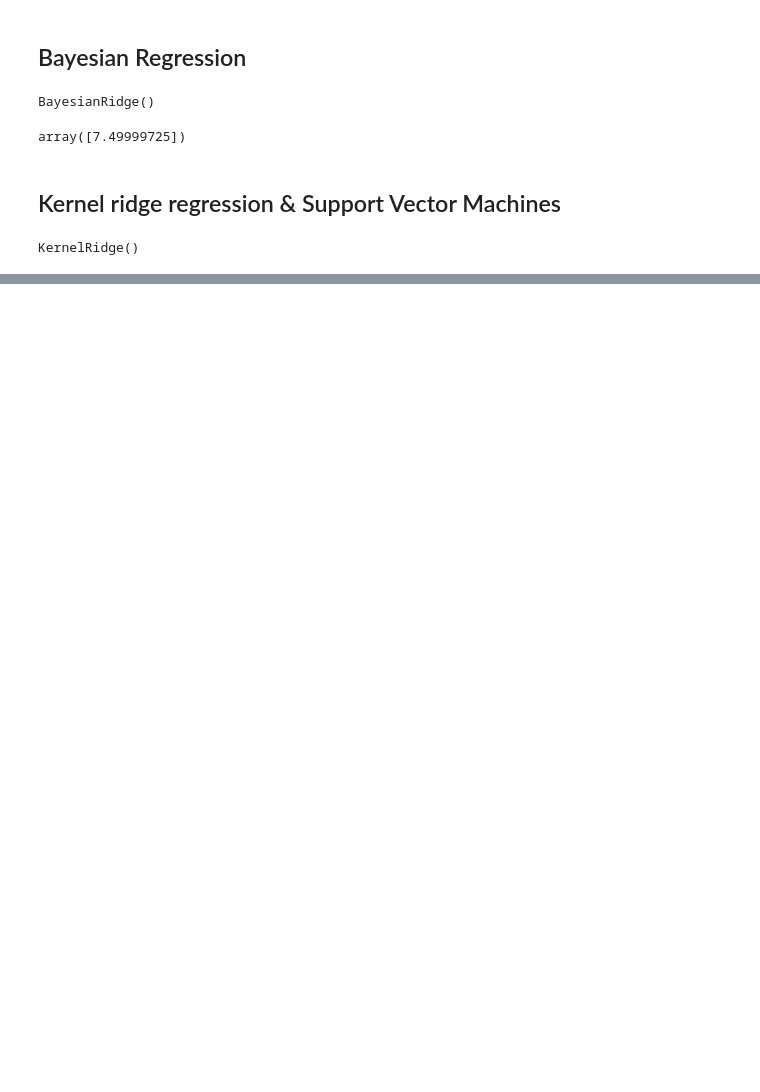
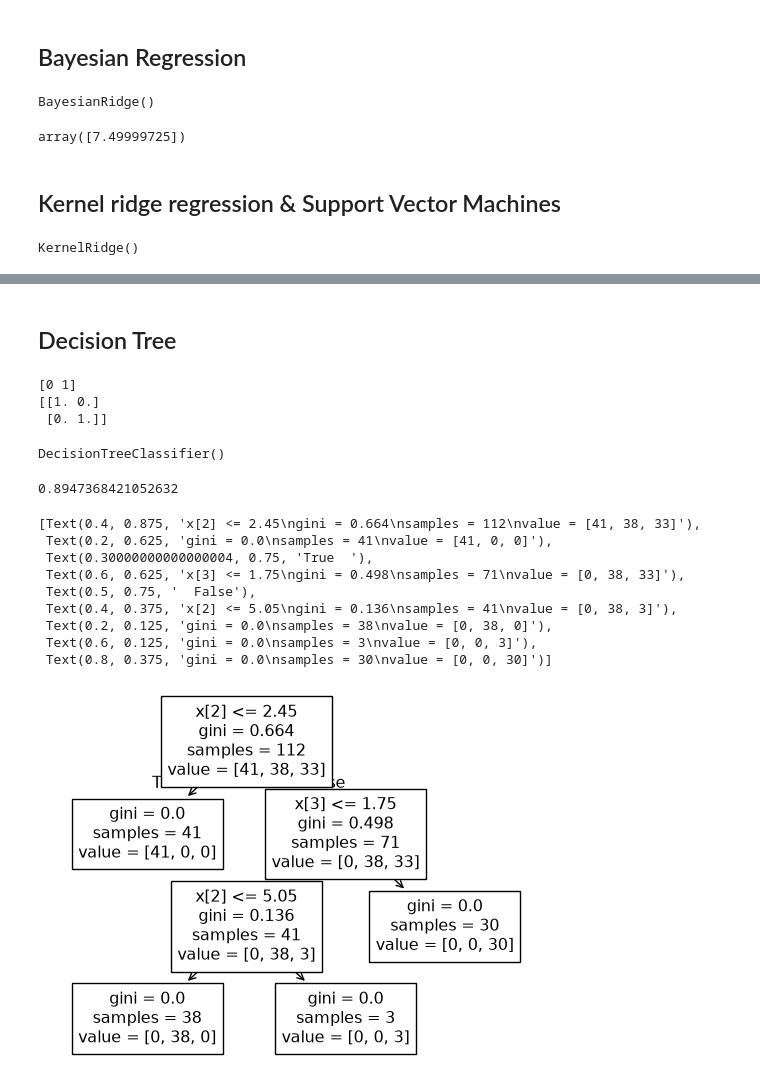
Before and after one commit to sciencemj/scikit-learn-tutorial, a Jupyter notebook: supervised_learning.ipynb, the cells around one changed output, grey strips where cells are left out. Cells and saved outputs as stored; diff of their text form; code cells hidden in the pictures; blank space fills up the shorter version.

Commit message:
Decision Tree added

```diff
--- a/supervised_learning.ipynb
+++ b/supervised_learning.ipynb
@@ -184,0 +185,2 @@ mean_absolute_percentage_error(y_test, y_hat)
+# %% [markdown]
+## Decision Tree
@@ -184,0 +193,32 @@ mean_absolute_percentage_error(y_test, y_hat)
+# %%
+print(clf.predict(X=X))
+print(clf.predict_proba(X=X))
+# %% [output]
+[0 1]
+[[1. 0.]
+ [0. 1.]]
+# %%
+X, Y = datasets.load_iris(return_X_y=True)
+x_train, x_test, y_train, y_test = train_test_split(X, Y)
+
+clf = tree.DecisionTreeClassifier()
+clf.fit(X=x_train, y=y_train)
+# %% [output]
+DecisionTreeClassifier()
+# %%
+top_k_accuracy_score(y_test, clf.predict_proba(x_test), k=1)
+# %% [output]
+0.8947368421052632
+# %%
+tree.plot_tree(clf)
+# %% [output]
+[Text(0.4, 0.875, 'x[2] <= 2.45\ngini = 0.664\nsamples = 112\nvalue = [41, 38, 33]'),
+ Text(0.2, 0.625, 'gini = 0.0\nsamples = 41\nvalue = [41, 0, 0]'),
+ Text(0.30000000000000004, 0.75, 'True  '),
+ Text(0.6, 0.625, 'x[3] <= 1.75\ngini = 0.498\nsamples = 71\nvalue = [0, 38, 33]'),
+ Text(0.5, 0.75, '  False'),
+ Text(0.4, 0.375, 'x[2] <= 5.05\ngini = 0.136\nsamples = 41\nvalue = [0, 38, 3]'),
+ Text(0.2, 0.125, 'gini = 0.0\nsamples = 38\nvalue = [0, 38, 0]'),
+ Text(0.6, 0.125, 'gini = 0.0\nsamples = 3\nvalue = [0, 0, 3]'),
+ Text(0.8, 0.375, 'gini = 0.0\nsamples = 30\nvalue = [0, 0, 30]')]
+[figure, added]
```
Also changed, not shown: parts of 7 cells of this notebook.
